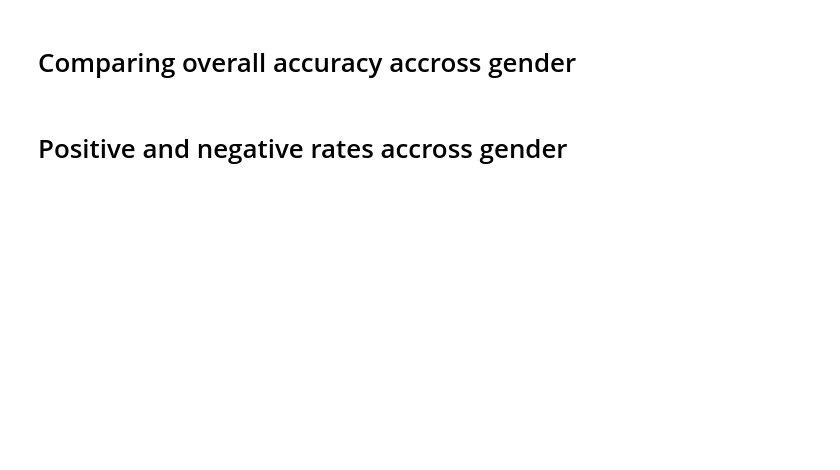
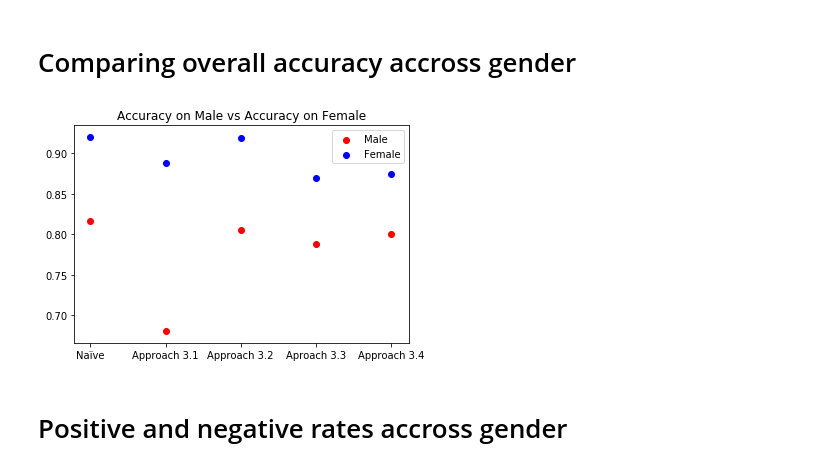
Before and after one commit to heyaudace/ml-bias-fairness, a Jupyter notebook: 2. Intro to Bias and Fairness in Machine Learning.ipynb, the cells around one changed output. Drawn from its saved outputs; the diff is of its cells as text; code cells hidden in the pictures; blank space fills up the shorter version.

```diff
--- a/2. Intro to Bias and Fairness in Machine Learning.ipynb
+++ b/2. Intro to Bias and Fairness in Machine Learning.ipynb
@@ -464,43 +464,47 @@ Suppose you have a population X, and there is a known subset S that is a protect
 
 The principle of equality of opportunity says that "individuals who qualify for a desirable outcome should have an equal chance of being classified for this outcome"[1].
 # %%
-def evaluate_gender_performance(results_df):
+def evaluate_gender_performance(results_df, print_stats=False):
     """
     TODO:
         - method documentation
         - DRYing
     """
     def printline():
-        print('-------------------------------------------------')
+        _print('-------------------------------------------------')
+
+    def _print(*args, **kwargs):
+        if print_stats:
+            print(*args, **kwargs)
 
     summaries = {}
     overall_accuracy = results_df.accurate.mean()
     summaries['accuracy_overall'] = overall_accuracy
     printline()
-    print("\n1.Overall accuracy: ", overall_accuracy)
+    _print("\n1.Overall accuracy: ", overall_accuracy)
 
     printline()
 
     # Accuracy accross gender
-    print("\n2.Accuracy accross gender \n ")
+    _print("\n2.Accuracy accross gender \n ")
     printline
     for gender in [(FEMALE_LABEL, "Female"), (MALE_LABEL, "Male")]:
         rows = results_df[results_df.sex==gender[0]]
         accuracy_for_gender = rows.accurate.mean();
         summaries['accuracy_'+gender[1]] = accuracy_for_gender
-        print("P(((high, HIGH) or (low, LOW)) |", gender[1], "): ", accuracy_for_gender)
+        _print("P(((high, HIGH) or (low, LOW)) |", gender[1], "): ", accuracy_for_gender)
     printline()
 
-    print("\n3.Positive Rates: \n")
+    _print("\n3.Positive Rates: \n")
     # High income rate given gender
     for gender in [(FEMALE_LABEL, "Female"), (MALE_LABEL, "Male")]:
         rows = results_df[results_df.sex==gender[0]]
         positive_rate_for_gender = (rows['pred'] ==HIGH_SALARY_LABEL).mean()
         summaries['positive_rate_'+gender[1]] = positive_rate_for_gender
-        print("P(high|", gender[1], "): ", positive_rate_for_gender)
+        _print("P(high|", gender[1], "): ", positive_rate_for_gender)
     printline()
 
-    print("\n4. Negative Rates: \n")
+    _print("\n4. Negative Rates: \n")
 
     # Low income rate given gender
     # High income rate given gender
@@ -508,16 +512,16 @@ def evaluate_gender_performance(results_df):
         rows = results_df[results_df.sex==gender[0]]
         positive_rate_for_gender = (rows['pred'] ==LOW_SALARY_LABEL).mean()
         summaries['negative_rate_'+gender[1]] = positive_rate_for_gender
-        print("P(low|", gender[1], "): ", positive_rate_for_gender)
+        _print("P(low|", gender[1], "): ", positive_rate_for_gender)
     printline()
 
-    print("\n4. True positive and True negative rates")
+    _print("\n4. True positive and True negative rates")
 
     printline()
 
     for index, gender in enumerate([(FEMALE_LABEL, "Female"), (MALE_LABEL, "Male")]):
 
-        print("\n4."+("i")*(1+index), " True positive and negative rates on sex="+gender[1], "\n")
+        _print("\n4."+("i")*(1+index), " True positive and negative rates on sex="+gender[1], "\n")
         rows = results_df[results_df.sex==gender[0]]
 
         high_income = rows[rows.salary== HIGH_SALARY_LABEL]
@@ -540,16 +544,16 @@ def evaluate_gender_performance(results_df):
         summaries['true_positive_rate_'+gender[1]] = true_positive_rate
         summaries['true_negative_rate_'+gender[1]] = true_negative_rate
 
-        print(str.format("P((high, HIGH)| HIGH,{0})", gender[1]), ": ",true_positive_rate)
-        print(str.format("P((low, LOW)| LOW,{0})", gender[1]), ":",true_negative_rate)
+        _print(str.format("P((high, HIGH)| HIGH,{0})", gender[1]), ": ",true_positive_rate)
+        _print(str.format("P((low, LOW)| LOW,{0})", gender[1]), ":",true_negative_rate)
 
         printline()
         true_positive_rate_on_positive_predictions = high_pred.accurate.mean()
         true_negative_rate_on_negative_predictions = low_pred.accurate.mean()
         summaries['true_positive_rate_on_positive_predictions_'+gender[1]] = true_positive_rate_on_positive_predictions
         summaries['true_negative_rate_on_negative_predictions_'+gender[1]] = true_negative_rate_on_negative_predictions
-        print(str.format("P((high,HIGH) | high, {0})", gender[1]), ": ",true_positive_rate_on_positive_predictions)
-        print(str.format("P((low,LOW) |low,{0})", gender[1]), ":", true_negative_rate_on_negative_predictions)
+        _print(str.format("P((high,HIGH) | high, {0})", gender[1]), ": ",true_positive_rate_on_positive_predictions)
+        _print(str.format("P((low,LOW) |low,{0})", gender[1]), ":", true_negative_rate_on_negative_predictions)
 
 
     return summaries
@@ -913,2 +847,8 @@ plot_comparisons(approaches, accuracy_results, 'Comparisons of overall accuracy'
+# %%
+def plot_model_gender_metrics(_feature, _summaries, _modelNames, _title, rotation='horizontal'):
+    gender_metrics = [[summary[_feature+'_Male'] for summary in _summaries],
+                         [summary[_feature+'_Female'] for summary in _summaries]
+                        ]
+    plot_comparisons_groups(_modelNames,gender_metrics, _title, rotation=rotation)
 # %% [markdown]
 # Comparing overall accuracy accross gender
@@ -921,2 +855,6 @@ plot_comparisons_groups(approaches, accuracy_results, 'Accuracy on Male vs Accur
+# %%
+plot_model_gender_metrics('accuracy', summaries, approaches, "Accuracy on Male vs Accuracy on Female")
+# %% [output]
+[figure, added]
 # %% [markdown]
 # Positive and negative rates accross gender
```
Also changed, not shown: parts of 46 cells of this notebook.
